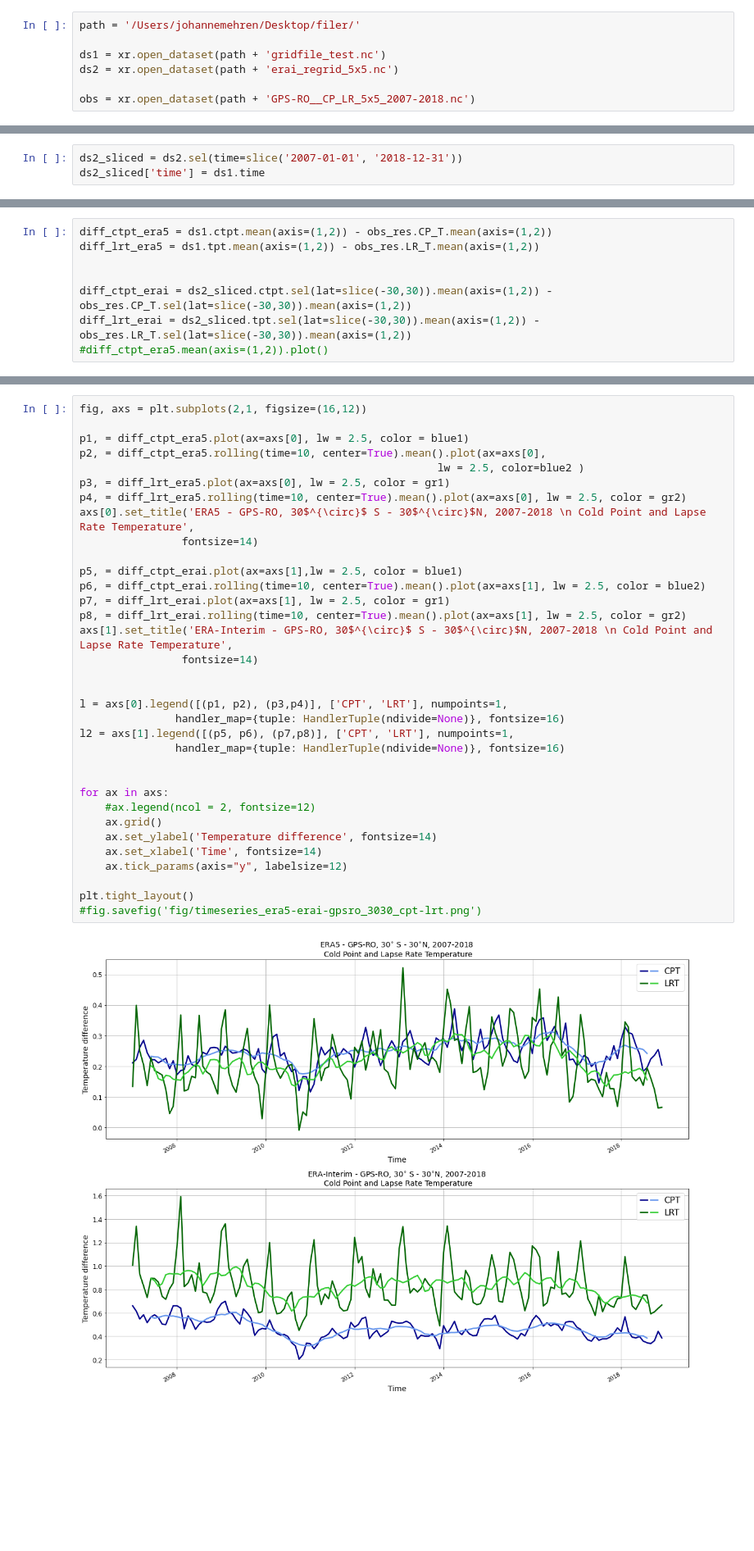
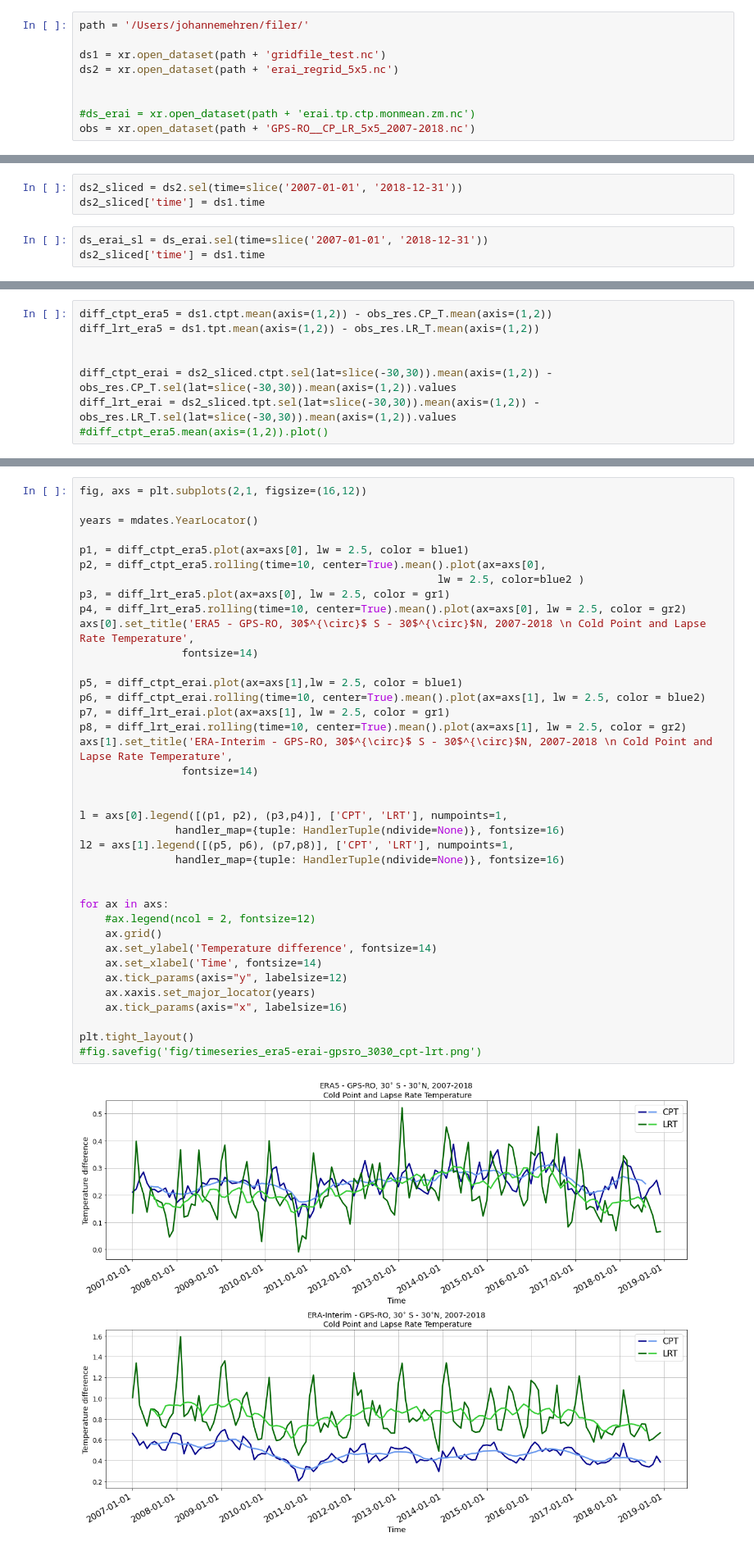
Before and after one commit to johanmeh/master, a Jupyter notebook: Timeseries_era5_erai_diff_gpsro.ipynb, the cells around one changed output, grey strips where cells are left out. Shown at 82% size. Cells and saved outputs as stored; diff of their text form; blank space fills up the shorter version.

```diff
--- a/Timeseries_era5_erai_diff_gpsro.ipynb
+++ b/Timeseries_era5_erai_diff_gpsro.ipynb
@@ -18,9 +17,11 @@ The autoreload extension is already loaded. To reload it, use:
 # %%
-path = '/Users/johannemehren/Desktop/filer/'
+path = '/Users/johannemehren/filer/'
 
 ds1 = xr.open_dataset(path + 'gridfile_test.nc')
 ds2 = xr.open_dataset(path + 'erai_regrid_5x5.nc')
 
+
+#ds_erai = xr.open_dataset(path + 'erai.tp.ctp.monmean.zm.nc')
 obs = xr.open_dataset(path + 'GPS-RO__CP_LR_5x5_2007-2018.nc')
 # %%
 obs_res = obs.resample(time='M').mean()
@@ -28,3 +29,6 @@ obs_res['time'] = ds1.time
 # %%
 ds2_sliced = ds2.sel(time=slice('2007-01-01', '2018-12-31'))
 ds2_sliced['time'] = ds1.time
+# %%
+ds_erai_sl = ds_erai.sel(time=slice('2007-01-01', '2018-12-31'))
+ds2_sliced['time'] = ds1.time
@@ -33,8 +39,8 @@ diff_ctpt_era5 = ds1.ctpt.mean(axis=(1,2)) - obs_res.CP_T.mean(axis=(1,2))
 diff_lrt_era5 = ds1.tpt.mean(axis=(1,2)) - obs_res.LR_T.mean(axis=(1,2))
 
 
-diff_ctpt_erai = ds2_sliced.ctpt.sel(lat=slice(-30,30)).mean(axis=(1,2)) - obs_res.CP_T.sel(lat=slice(-30,30)).mean(axis=(1,2))
-diff_lrt_erai = ds2_sliced.tpt.sel(lat=slice(-30,30)).mean(axis=(1,2)) - obs_res.LR_T.sel(lat=slice(-30,30)).mean(axis=(1,2))
+diff_ctpt_erai = ds2_sliced.ctpt.sel(lat=slice(-30,30)).mean(axis=(1,2)) - obs_res.CP_T.sel(lat=slice(-30,30)).mean(axis=(1,2)).values
+diff_lrt_erai = ds2_sliced.tpt.sel(lat=slice(-30,30)).mean(axis=(1,2)) - obs_res.LR_T.sel(lat=slice(-30,30)).mean(axis=(1,2)).values
 #diff_ctpt_era5.mean(axis=(1,2)).plot()
 # %%
 blue1 = 'darkblue'
@@ -47,40 +54,44 @@ gr1 = 'darkgreen'
 gr2 = 'limegreen'
 # %%
 fig, axs = plt.subplots(2,1, figsize=(16,12))
+
+years = mdates.YearLocator()
 
 p1, = diff_ctpt_era5.plot(ax=axs[0], lw = 2.5, color = blue1)
 p2, = diff_ctpt_era5.rolling(time=10, center=True).mean().plot(ax=axs[0],
                                                         lw = 2.5, color=blue2 )
 p3, = diff_lrt_era5.plot(ax=axs[0], lw = 2.5, color = gr1)
 p4, = diff_lrt_era5.rolling(time=10, center=True).mean().plot(ax=axs[0], lw = 2.5, color = gr2)
 axs[0].set_title('ERA5 - GPS-RO, 30$^{\circ}$ S - 30$^{\circ}$N, 2007-2018 \n Cold Point and Lapse Rate Temperature',
                 fontsize=14)
 
 p5, = diff_ctpt_erai.plot(ax=axs[1],lw = 2.5, color = blue1)
 p6, = diff_ctpt_erai.rolling(time=10, center=True).mean().plot(ax=axs[1], lw = 2.5, color = blue2)
 p7, = diff_lrt_erai.plot(ax=axs[1], lw = 2.5, color = gr1)
 p8, = diff_lrt_erai.rolling(time=10, center=True).mean().plot(ax=axs[1], lw = 2.5, color = gr2)
 axs[1].set_title('ERA-Interim - GPS-RO, 30$^{\circ}$ S - 30$^{\circ}$N, 2007-2018 \n Cold Point and Lapse Rate Temperature',
                 fontsize=14)
 
 
 l = axs[0].legend([(p1, p2), (p3,p4)], ['CPT', 'LRT'], numpoints=1,
                handler_map={tuple: HandlerTuple(ndivide=None)}, fontsize=16)
 l2 = axs[1].legend([(p5, p6), (p7,p8)], ['CPT', 'LRT'], numpoints=1,
                handler_map={tuple: HandlerTuple(ndivide=None)}, fontsize=16)
 
 
 for ax in axs:
     #ax.legend(ncol = 2, fontsize=12)
     ax.grid()
     ax.set_ylabel('Temperature difference', fontsize=14)
     ax.set_xlabel('Time', fontsize=14)
     ax.tick_params(axis="y", labelsize=12)
+    ax.xaxis.set_major_locator(years)
+    ax.tick_params(axis="x", labelsize=16)
 
 plt.tight_layout()
 #fig.savefig('fig/timeseries_era5-erai-gpsro_3030_cpt-lrt.png')
 # %% [output]
-[figure, old version]
+[figure, new version]
 # %%
 diff2_ctpt_era5 = ds1.ctpt.sel(lat=slice(-20,20)).mean(axis=(1,2)) - obs_res.CP_T.sel(lat=slice(-20,20)).mean(axis=(1,2))
 diff2_lrt_era5 = ds1.tpt.sel(lat=slice(-20,20)).mean(axis=(1,2)) - obs_res.LR_T.sel(lat=slice(-20,20)).mean(axis=(1,2))
```
Also changed, not shown: parts of 8 cells of this notebook, 20 other files.
